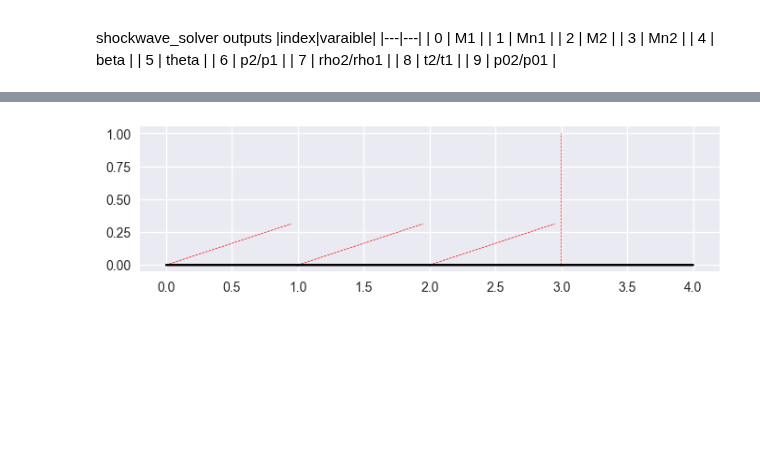
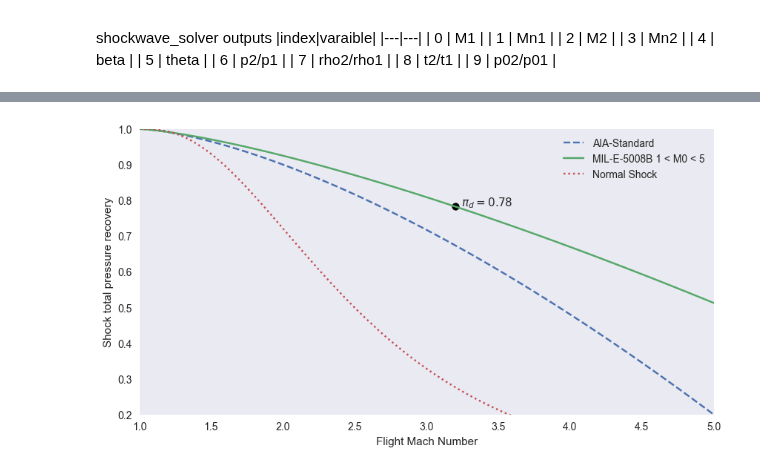
Before and after one commit to XenonGoblin/AER710_Project, a Jupyter notebook: project.ipynb, the cells around one changed output, grey strips where cells are left out. Saved outputs shown, nothing was run; the diff lists cells and outputs as text; code cells hidden in the pictures; blank space fills up the shorter version.

Commit message:
completed inlet design

```diff
--- a/project.ipynb
+++ b/project.ipynb
@@ -157,11 +132,10 @@ shockwave_solver outputs
 | 9 | p02/p01 |
 # %%
 def plot_inlet_recovery(M, pd):
-
     m = np.linspace(1, 5, 100)
     # AIA-Std
     aia = 1 - 0.1*(m-1)**1.5
-    plt.plot(m, aia, label="AIA-Standard")
+    plt.plot(m, aia, label="AIA-Standard", linestyle='--')
 
     # MIL-E-5008B 1 < M0 < 5
     mil1 = 1 - 0.075*(m-1)**1.35
@@ -169,13 +143,13 @@ def plot_inlet_recovery(M, pd):
 
     # Normal Shock
     norm_shock = [shockwave_solver("m1", mi)[9] for mi in m]
-    plt.plot(m, norm_shock, label="Normal Shock")
+    plt.plot(m, norm_shock, label="Normal Shock", linestyle=':')
 
+    # Label point
     plt.scatter(M, pd, color='black')
-    # Label point
-    plt.text(M, pd, r"  $\pi_d = {:.6f}$".format(pd), fontsize=11)
+    plt.text(M, pd, r"  $\pi_d = {:.2f}$".format(pd), fontsize=11)
 
-    plt.grid(visible=True)
+    plt.grid(visible=False)
     plt.legend()
     plt.xlim(1, 5)
     plt.ylim(0.2, 1)
@@ -187,20 +161,16 @@ def plot_inlet_recovery(M, pd):
     plt.show()
 
 def plot_inlet(thetas: np.ndarray, betas: np.ndarray):
-    # Plot the compression ramp
     fig, ax = plt.subplots()
 
-    # Convert to radians
     thetas = np.radians(thetas)
     betas = np.radians(betas)
 
-    # Set limits
-    # ax.set_xlim(-1, 4)
-    # ax.set_ylim(-2, 3)
-    ax.set_aspect('equal', 'box')
+    ax.set_aspect('equal', adjustable='box')
+    ax.plot([], [], color='black', label='Inlet Geometry')
+    ax.plot([], [], color='red', linestyle='--', label='Shock')
+    ax.legend()
 
-    # Plot triangle with hyp of 1 and angle theta
-    # Start next triangle at the end of the previous one
     last_point = [0, 0]
     last_theta = 0
     segment_length = 1
@@ -212,59 +182,39 @@ def plot_inlet(thetas: np.ndarray, betas: np.ndarray):
         x = last_point[0] + np.cos(theta) * segment_length
         y = last_point[1] + np.sin(theta) * segment_length
 
-        # Plot the shock
-        ax.plot([last_point[0], last_point[0] + np.cos(beta) * shock_length], [last_point[1], last_point[1] + np.sin(beta) * shock_length], color='red', linestyle='--', linewidth=0.5)
+        # Plot the obl. shock
+        ax.plot([last_point[0], last_point[0] + np.cos(beta) * shock_length], [last_point[1], last_point[1] + np.sin(beta) * shock_length], color='red', linestyle='--', linewidth=1)
 
-        # Plot the triangle
+        # Plot inlet geometry
         ax.plot([last_point[0], x], [last_point[1], y], color='black')
+
         # Update the last point
         last_point = [x, y]
         last_theta = theta
 
-
-
-
-def compute_flow(m1, mn, t1, t2, t3, display=False):
-
+def compute_flow(m1, theta, display=False):
     data = pd.DataFrame({}, index=["M1", "Mn1", "M2", "Mn2", "beta", "theta", "p2/p1", "rho2/rho1", "t2/t1", "p02/p01"])
 
-    try:
-        data["obl_1"] = shockwave_solver("m1", m1, "theta", t1)
-        data["obl_2"] = shockwave_solver("m1", data["obl_1"]["M2"], "theta", t2)
-
-
-        # data["obl_3"] = shockwave_solver("m1", data["obl_2"]["M2"], "theta", t3)
-
-        # Use optmise to get the final oblique shock mach number
-        def f(M):
-            return shockwave_solver("m1", M, "theta", t3, to_dict=True)["m2"]
-
-        opt_res = sp.optimize.minimize(lambda x: abs(f(x) - mn), mn, bounds=[(1, 5)], method='L-BFGS-B')
-        data["obl_3"] = shockwave_solver("m1", opt_res.x[0], "theta", t3)
-
-        data["norm"]  = shockwave_solver("m1", mn)
-    except ValueError:
-        if display:
-            print("Error in shockwave_solver")
-        return 0
+    data["obl_1"] = shockwave_solver("m1", m1, "theta", theta)
+    data["obl_2"] = shockwave_solver("m1", data["obl_1"]["M2"], "theta", theta)
+    data["obl_3"] = shockwave_solver("m1", data["obl_2"]["M2"], "theta", theta)
+    data["norm"]  = shockwave_solver("m1", data["obl_3"]["M2"])
 
     pressure_recovery_ratio = np.prod(data.loc["p02/p01"])
 
     if display:
-        print("Pressure recovery ratio: {:.6f}".format(pressure_recovery_ratio))
+        print("Pressure recovery ratio: {:.4f}".format(pressure_recovery_ratio))
         print(data)
-        # plot_inlet_recovery(m1, pressure_recovery_ratio)
+        plot_inlet_recovery(m1, pressure_recovery_ratio)
         plot_inlet(data.loc["theta"], data.loc["beta"])
 
+    data.to_csv("data.csv")
+    return data["obl_3"]["M2"]
 
-    return pressure_recovery_ratio
+# Target upstream normal mach number
+target_mn = 1.3
+upstream_mach = 3.2
 
-pressure_recovery_ratio = compute_flow(m1=3.2, mn=1.3, t1=18, t2=18, t3=18, display=True)
-# # Brute force
-# opt_brute = sp.optimize.brute(lambda x: -compute_flow(m1=3.2, mn=1.3, t1=x[0], t2=x[1], t3=x[2]), ((1, 90), (1, 90), (1, 90)), Ns=10)
-# pressure_recovery_ratio = compute_flow(m1=3.2, mn=1.3, t1=opt_brute[0], t2=opt_brute[1], t3=opt_brute[2], display=True)
-
-# L-BFGS-B
-opt_res = sp.optimize.minimize(lambda x: -compute_flow(m1=3.2, mn=1.3, t1=x[0], t2=x[1], t3=x[2]), [np.random.randint(1, 90), np.random.randint(1, 90), np.random.randint(1, 90)], bounds=[(1, 89), (1, 89), (1, 89)], method='L-BFGS-B')
-pressure_recovery_ratio = compute_flow(m1=3.2, mn=1.3, t1=opt_res.x[0], t2=opt_res.x[1], t3=opt_res.x[2], display=True)
+opt = sp.optimize.minimize(lambda x: (compute_flow(upstream_mach, x) - target_mn)**2, 10, bounds=[(0, 90)])
+compute_flow(3.2, opt.x, display=True)
 # %% [output]
@@ -285 +233 @@ Error in shockwave_solver
-[figure, old version]
+[figure, new version]
```
Also changed, not shown: parts of 5 cells of this notebook, 2 other files.
